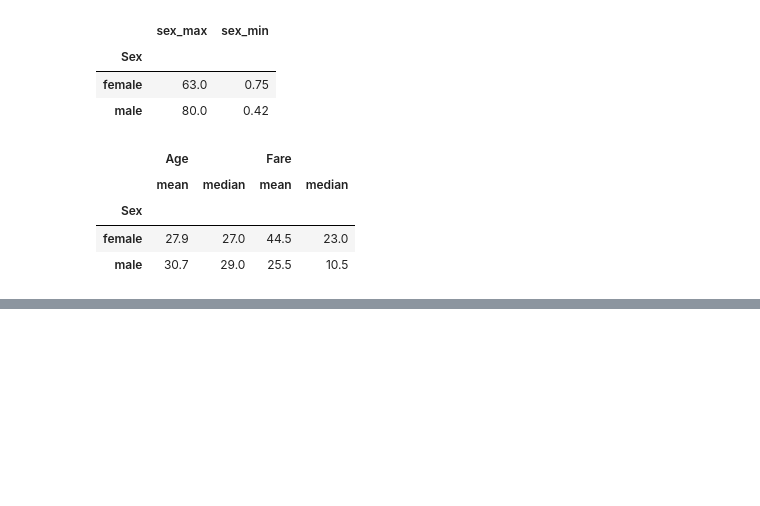
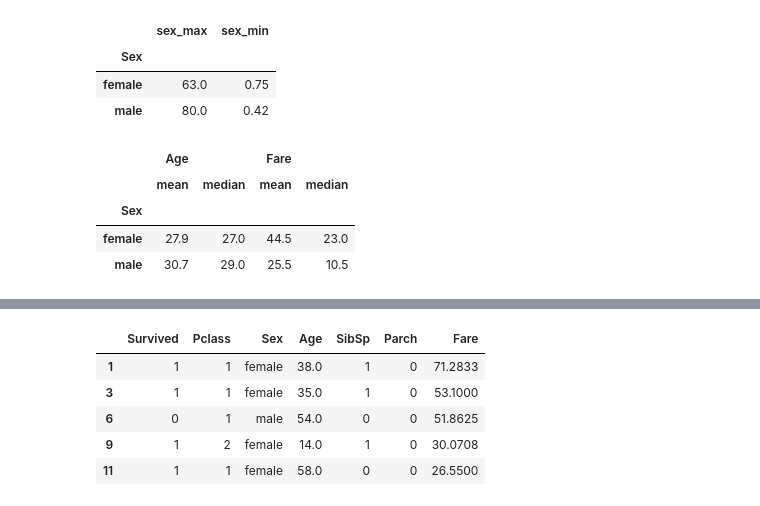
Before and after one commit to ShaidulinAndrew/Pandas_classes, a Jupyter notebook: Pandas2_makarov.ipynb, the cells around one changed output, grey strips where cells are left out. Cells and saved outputs as stored; diff of their text form; code cells hidden in the pictures; blank space fills up the shorter version.

```diff
--- a/Pandas2_makarov.ipynb
+++ b/Pandas2_makarov.ipynb
@@ -1662,0 +1729,12 @@ def below29(x):
+# %%
+# оставим только те только те классы кают где возраст не меньше 26 лет
+# применим метод .filter() к сгруппированным по классу данным
+# передадим lambda-функцию, которая отберет те строки где возраст не менее 26
+titanic.groupby('Pclass').filter(lambda x: x['Age'].mean() >= 26).head()
+# %% [output]
+|  | Survived | Pclass | Sex | Age | SibSp | Parch | Fare |
+| 1 | 1 | 1 | female | 38.0 | 1 | 0 | 71.2833 |
+| 3 | 1 | 1 | female | 35.0 | 1 | 0 | 53.1000 |
+| 6 | 0 | 1 | male | 54.0 | 0 | 0 | 51.8625 |
+| 9 | 1 | 2 | female | 14.0 | 1 | 0 | 30.0708 |
+| 11 | 1 | 1 | female | 58.0 | 0 | 0 | 26.5500 |
```
Also changed, not shown: parts of 23 cells of this notebook, 1 other file.
